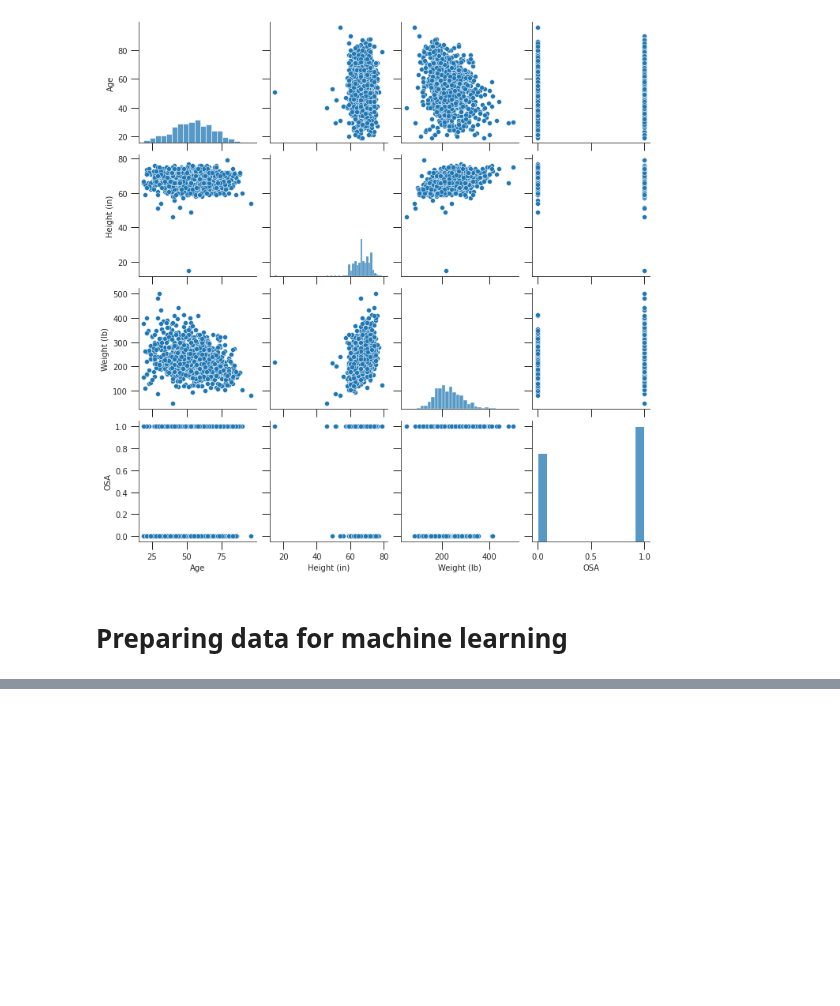
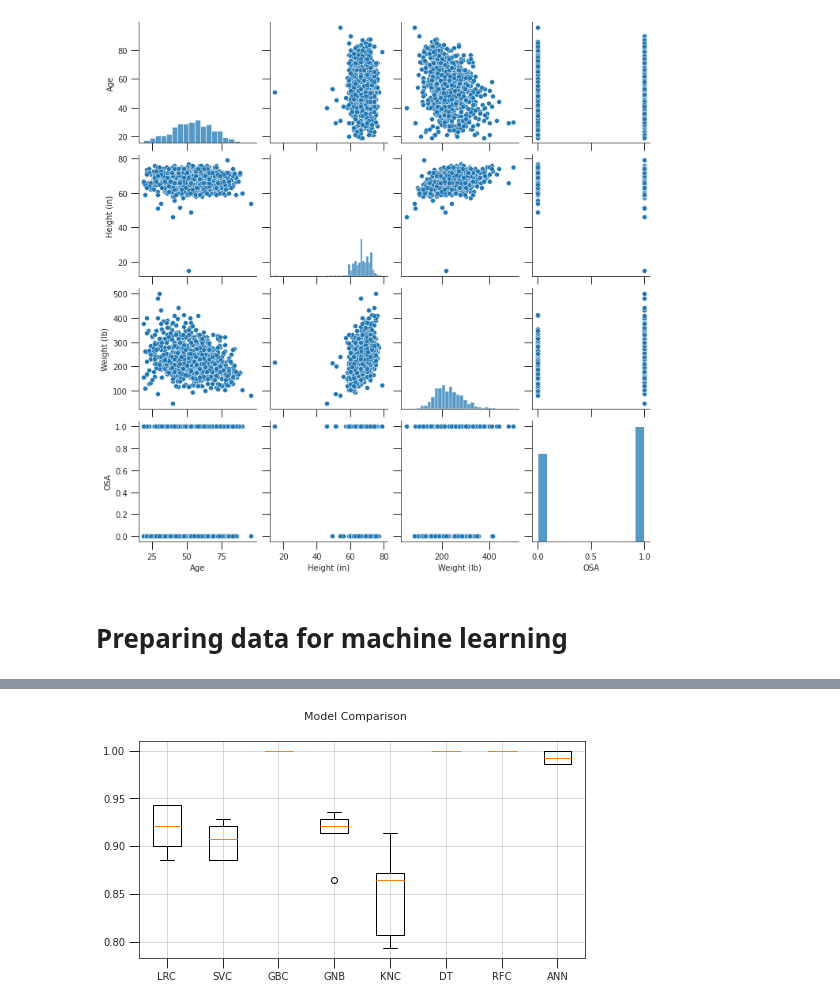
Before and after one commit to asheta66/Machine-Learning-2024, a Jupyter notebook: ML_ROC_BoxPlot.ipynb, the cells around one changed output, grey strips where cells are left out. Saved outputs shown, nothing was run; the diff lists cells and outputs as text; code cells hidden in the pictures; blank space fills up the shorter version.

```diff
--- a/ML_ROC_BoxPlot.ipynb
+++ b/ML_ROC_BoxPlot.ipynb
@@ -536,12 +537,14 @@ plt.show()   # Display
 # plt.legend(loc="lower right")
 # %%
 # Boxplot of the mean results of each supervised model for comparison
-names = ['LRC', 'SVC', 'GBC', 'GNB', 'RFC', 'KNC']
+names = ['LRC', 'SVC', 'GBC', 'GNB', 'KNC', 'DT','RFC', 'ANN']
 fig = plt.figure(figsize=(8,4))
 fig.suptitle('Model Comparison')
 ax = fig.add_subplot(111)
 plt.boxplot(results)
 ax.set_xticklabels(names)
 plt.grid()
 plt.savefig('BoxPlot_Curves.png')
 plt.show()
+# %% [output]
+[figure, added]
```
Also changed, not shown: parts of 3 cells of this notebook.
